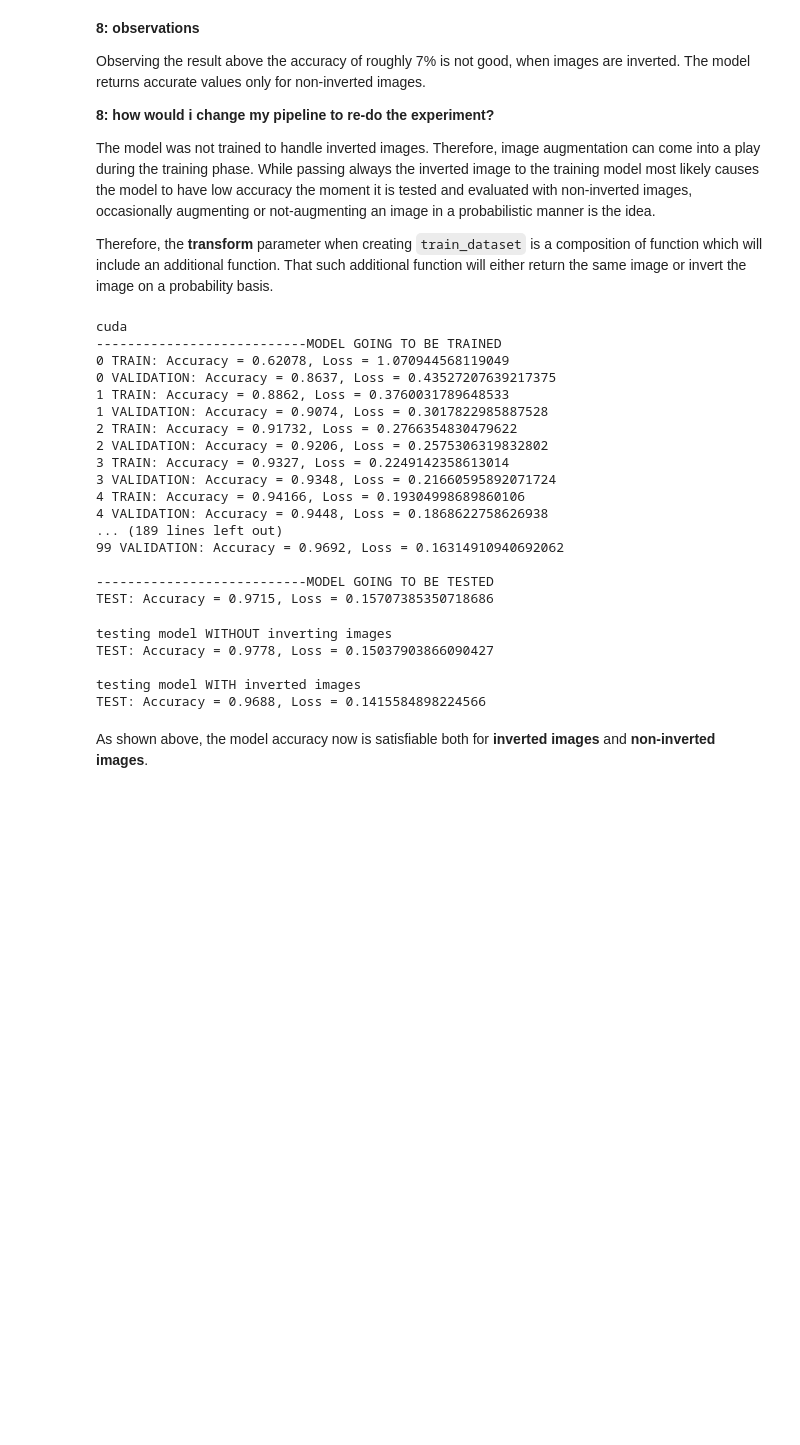
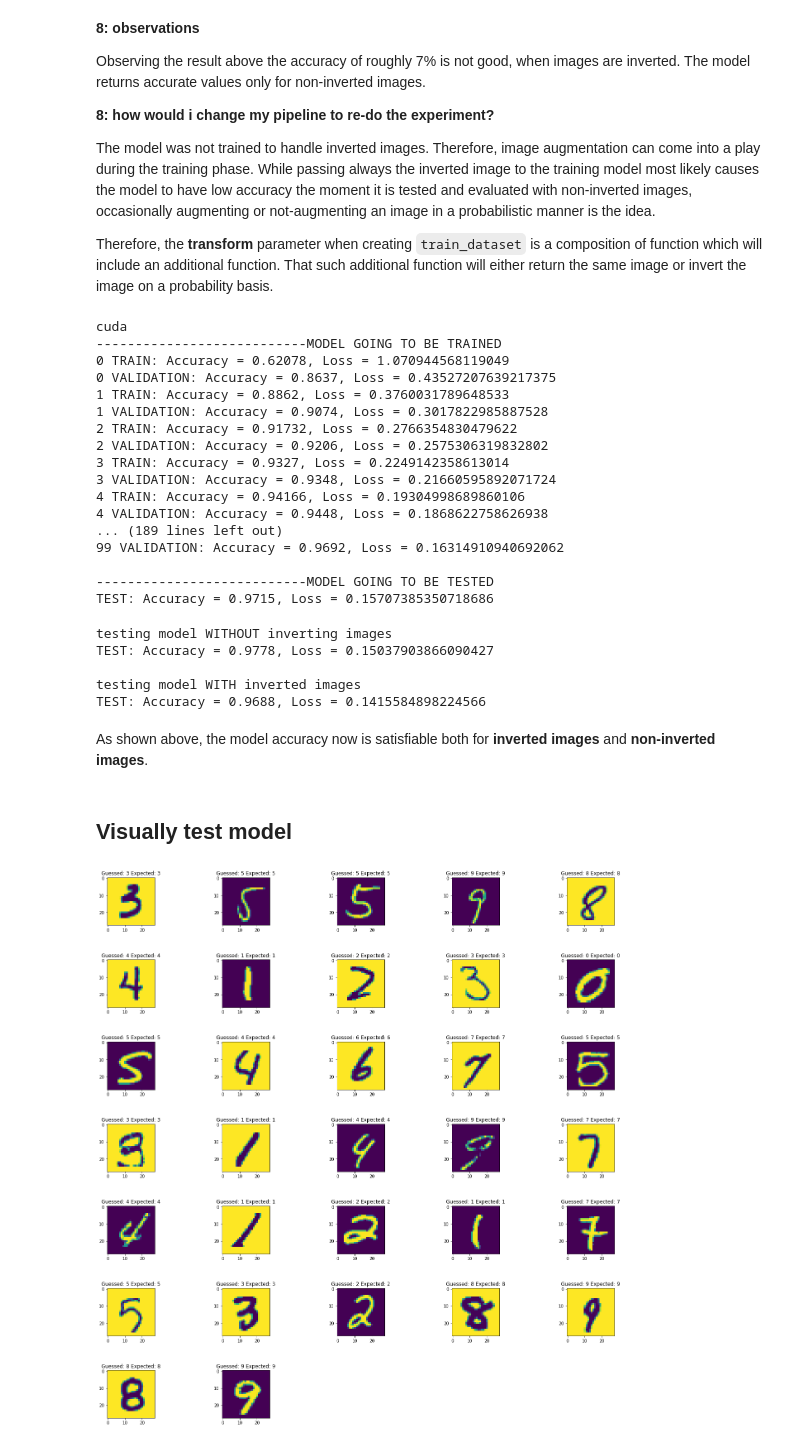
Before and after one commit to akash02ita/CPSC-599.6-DL-for-Vision, a Jupyter notebook: a2/DL4Vision_A2.ipynb, the cells around one changed output. Cells and saved outputs as stored; diff of their text form; code cells hidden in the pictures; blank space fills up the shorter version.

Commit message:
a2: visualize model outputs and compare to expected

```diff
--- a/a2/DL4Vision_A2.ipynb
+++ b/a2/DL4Vision_A2.ipynb
@@ -233,3 +233,52 @@ testing model WITH inverted images
 TEST: Accuracy = 0.9688, Loss = 0.1415584898224566
 # %% [markdown]
 As shown above, the model accuracy now is satisfiable both for **inverted images** and **non-inverted images**.
+# %% [markdown]
+## Visually test model
+# %%
+import matplotlib.pyplot as plt
+import math
+def visualize(image_and_label, transform=lambda image : image):
+  image, label = image_and_label
+  image = transform(image)
+  plt.figure()
+  plt.imshow(image)
+  plt.title(str(label))
+def visualize_multi(images_and_labels, cols=5, transform=lambda image : image):
+  tot = len(images_and_labels)
+  if tot == 1:
+    visualize(images_and_labels[0], transform)
+
+  assert isinstance(cols,int) and cols > 0
+  rows = math.ceil(tot/cols)
+
+  fig = plt.figure(figsize=(20,20))
+
+  for i in range(tot):
+      image, label = images_and_labels[i]
+      image = transform(image)
+      fig.add_subplot(rows, cols, i+1)
+      plt.imshow(image)
+      plt.title(str(label))
+
+  fig.tight_layout(pad=5.0)
+
+  plt.show()
+# %%
+images, labels = next(iter(train_dataloader))
+
+
+transform_image = lambda image : image.flatten(0,1) # (1,28,28) -> (28,28) shape
+
+model.eval()
+images, labels = images.to(device), labels.to(device)
+outputs = model(images)
+outputs = torch.max(outputs, 1)[1] # select the output node with highest value
+plot_labels = [f"Guessed: {guess} Expected: {expect}" for guess, expect in zip(outputs, labels)]
+
+cpu_device = torch.device("cpu")
+images = images.to(cpu_device)
+
+visualize_multi(list(zip(images, plot_labels)), transform=transform_image)
+# %% [output]
+[figure, added]
```
Also changed, not shown: parts of 2 cells of this notebook.
